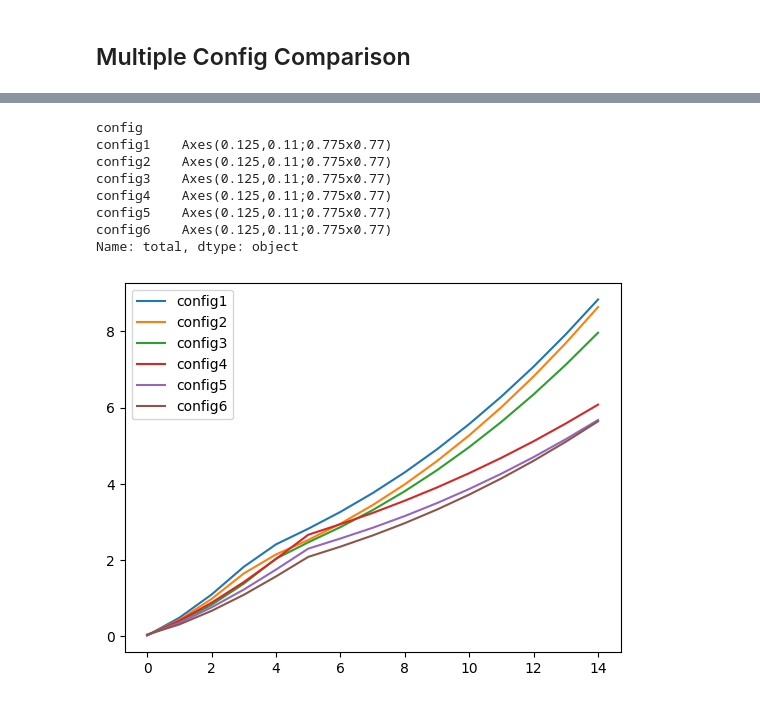
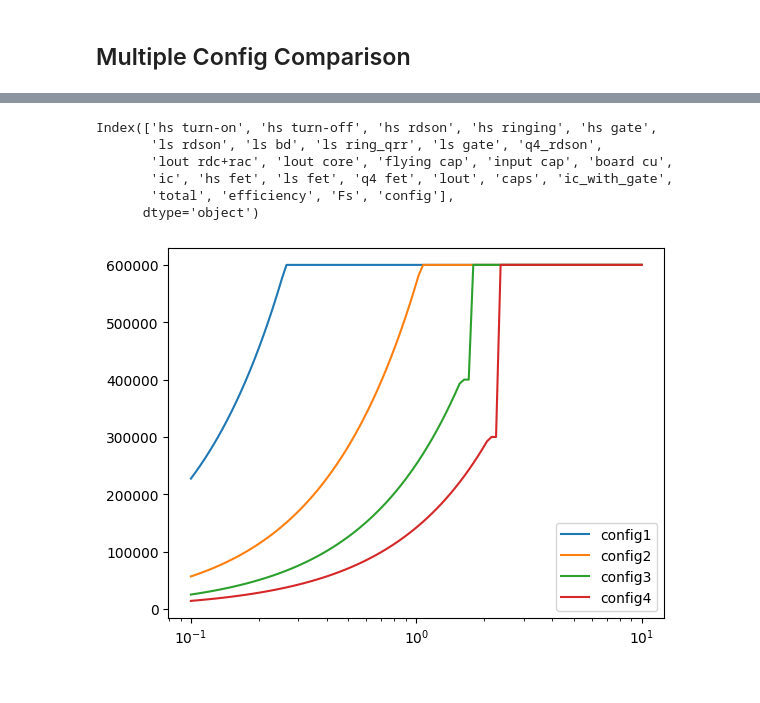
Before and after one commit to grkidwell/pdis_2or3lvl_bb, a Jupyter notebook: pdis_2or3lvl_buckboost.ipynb, the cells around one changed output, grey strips where cells are left out. Cells and saved outputs as stored; diff of their text form; code cells hidden in the pictures.

```diff
--- a/pdis_2or3lvl_buckboost.ipynb
+++ b/pdis_2or3lvl_buckboost.ipynb
@@ -232,3 +326,11 @@ inp_config[6] = {'fs':600e3,
+# %%
+input_config = {idx+1:new_params for idx,new_params in enumerate([
+                {'hsfet_partnum':'SISH536DN',
+                 'lsfet_partnum':'SISS52DN'},
+                {'hsfet_partnum':'BSZ024N04LS6',
+                 'lsfet_partnum':'SISS52DN'}])}
 # %%
-iout = range(0,15,1)
+iout = range(0,19,1)
+#iout = np.arange(0.1,5,0.1).tolist()
+#iout = np.logspace(-1,1,num=100,base=10,endpoint=True).tolist()
 var_list = {'param':'iout','values':iout}
@@ -253,13 +337,17 @@ Name: efficiency, dtype: object
-# %%
-#df['total'].plot.line()
-df_all.groupby('config')['total'].plot(legend=True)
-# %% [output]
-config
-config1    Axes(0.125,0.11;0.775x0.77)
-config2    Axes(0.125,0.11;0.775x0.77)
-config3    Axes(0.125,0.11;0.775x0.77)
-config4    Axes(0.125,0.11;0.775x0.77)
-config5    Axes(0.125,0.11;0.775x0.77)
-config6    Axes(0.125,0.11;0.775x0.77)
-Name: total, dtype: object
-[figure, removed]
+# %%
+df_all = mp_mv_df(Buckconverter_losses,input_params,input_config,var_list)
+#df_all = mp_mv_df(input_params,input_config,var_list)
+# %%
+df_all.df.columns
+# %% [output]
+Index(['hs turn-on', 'hs turn-off', 'hs rdson', 'hs ringing', 'hs gate',
+       'ls rdson', 'ls bd', 'ls ring_qrr', 'ls gate', 'q4_rdson',
+       'lout rdc+rac', 'lout core', 'flying cap', 'input cap', 'board cu',
+       'ic', 'hs fet', 'ls fet', 'q4 fet', 'lout', 'caps', 'ic_with_gate',
+       'total', 'efficiency', 'Fs', 'config'],
+      dtype='object')
+# %%
+#df_all.df.drop([0],inplace=True)
+df_all.parametric_plot('Fs',logx=True)
+# %% [output]
+[figure, added]
```
Also changed, not shown: parts of 40 cells of this notebook, 13 other files.
